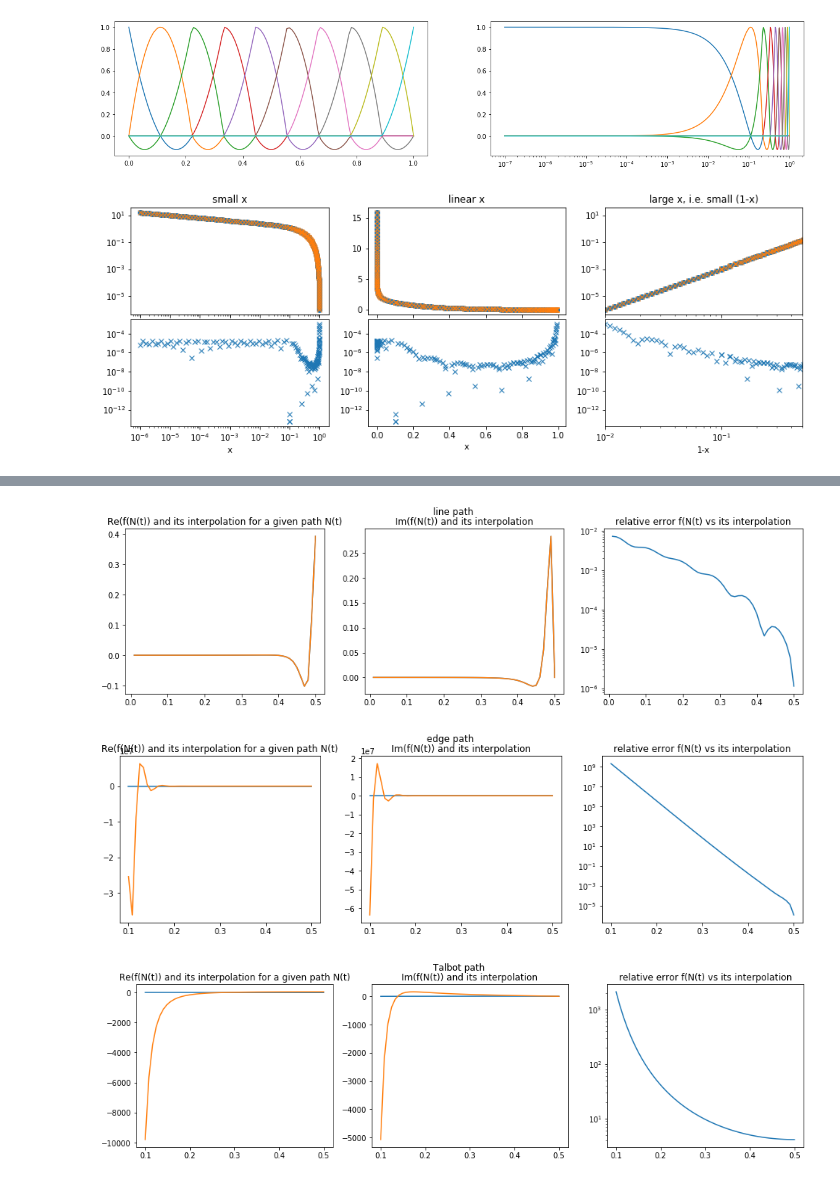
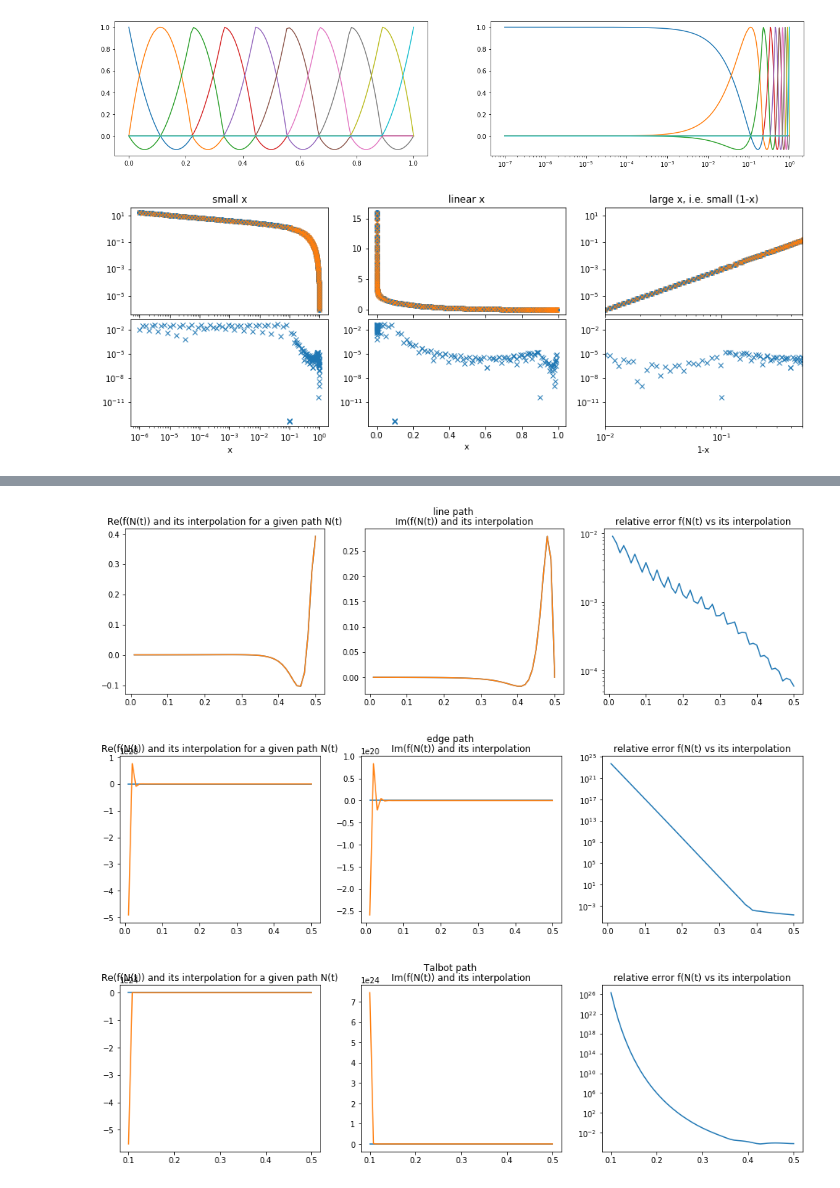
Before and after one commit to NNPDF/eko, a Jupyter notebook: jupyter/interpolation2.ipynb, the cells around one changed output, grey strips where cells are left out. Cells and saved outputs as stored; diff of their text form; code cells hidden in the pictures.

Commit message:
work on new interpolation

```diff
--- a/jupyter/interpolation2.ipynb
+++ b/jupyter/interpolation2.ipynb
@@ -181,11 +181,14 @@ def test_interpolation_x(f,xgrid,polynom_rank,xmin=1e-6,title=None):
 
 toy_alpha = -0.2
 toy_beta = 3.0
-xgrid = np.unique(np.append(interpolation.get_xgrid_linear_at_log(80,1e-7,0.1),interpolation.get_xgrid_linear_at_id(50,0.1)))
+xgrid_low = interpolation.get_xgrid_linear_at_log(20,1e-7,0.1)
+xgrid_mid = interpolation.get_xgrid_linear_at_id(20,0.1,0.9)
+xgrid_high = 1.0-interpolation.get_xgrid_linear_at_log(20,1e-3,1.0 - 0.9)
+xgrid = np.unique(np.append(np.append(xgrid_low,xgrid_mid),xgrid_high))
 polynom_rank = 4
 test_interpolation_x(get_toy_pdf_x(toy_alpha,toy_beta),xgrid,polynom_rank);
 # %% [output]
-[figure, old version]
+[figure, new version]
 # %%
 # test Mellin transformation
 def test_mellin_correspondence(xgrid, polynom_rank):
@@ -231,41 +234,44 @@ def test_interpolation_N(fx,fN,xgrid,polynom_rank,path,ts = np.linspace(0,1),tit
     if not title == None:
         plt.suptitle(title)
     plt.subplot(1,3,1)
     plt.title("Re(f(N(t)) and its interpolation for a given path N(t)")
     ys = [fN(path(t)) for t in ts]
     yps = [fNp(path(t)) for t in ts]
     plt.plot(ts,np.real(ys))
     plt.plot(ts,np.real(yps))
     plt.subplot(1,3,2)
     plt.title("Im(f(N(t)) and its interpolation")
     plt.plot(ts,np.imag(ys))
     plt.plot(ts,np.imag(yps))
     plt.subplot(1,3,3)
     plt.title("relative error f(N(t) vs its interpolation")
     plt.semilogy(ts,[np.abs((ys[j] - yps[j])/ys[j]) for j in range(len(ts))])
     plt.show()
     return fig
 
 toy_alpha = -0.2
 toy_beta = 3.0
-xgrid = np.unique(np.append(interpolation.get_xgrid_linear_at_log(80,1e-7,0.1),interpolation.get_xgrid_linear_at_id(50,0.1)))
+xgrid_low = interpolation.get_xgrid_linear_at_log(50,1e-7,0.1)
+xgrid_mid = interpolation.get_xgrid_linear_at_id(40,0.1,0.9)
+xgrid_high = 1.0-interpolation.get_xgrid_linear_at_log(50,1e-3,1.0 - 0.9)
+xgrid = np.unique(np.append(np.append(xgrid_low,xgrid_mid),xgrid_high))
 polynom_rank = 4
 
-path,jac = mellin.get_path_line(25)
+path,jac = mellin.get_path_line(15)
 test_interpolation_N(get_toy_pdf_x(toy_alpha,toy_beta), get_toy_pdf_N(toy_alpha,toy_beta),
                     xgrid,polynom_rank, path,np.linspace(.01,.5),title="line path");
 
-path,jac = mellin.get_path_edge(10)
+path,jac = mellin.get_path_edge(20.0,2.0)
 test_interpolation_N(get_toy_pdf_x(toy_alpha,toy_beta), get_toy_pdf_N(toy_alpha,toy_beta),
-                    xgrid,polynom_rank, path,np.linspace(.1,.5),title="edge path");
+                    xgrid,polynom_rank, path,np.linspace(.01,.5),title="edge path");
 
-path,jac = mellin.get_path_Talbot(.1)
+path,jac = mellin.get_path_Talbot(1.0)
 test_interpolation_N(get_toy_pdf_x(toy_alpha,toy_beta), get_toy_pdf_N(toy_alpha,toy_beta),
                     xgrid,polynom_rank, path,np.linspace(.1,.5),title="Talbot path");
 # %% [output]
-[figure, old version]
+[figure, new version]
-[figure, old version]
+[figure, new version]
-[figure, old version]
+[figure, new version]
 # %%
 def test_inverse_Mellin_transform(fx,fN,path,jac,cut=0.,xmin=1e-6,title=None,num_total=100,oMx_min=1e-2):
     """plot Mellin integration path and compare numeric inversion to real thing"""
```
Also changed, not shown: parts of 1 cell of this notebook, 2 other files.
